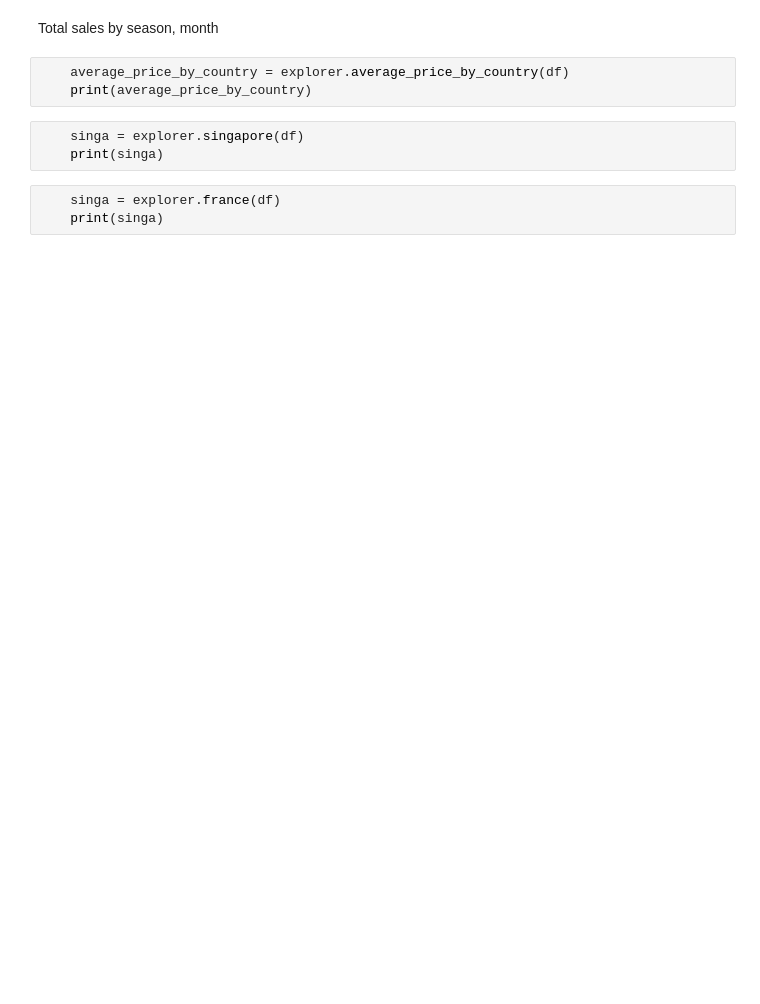
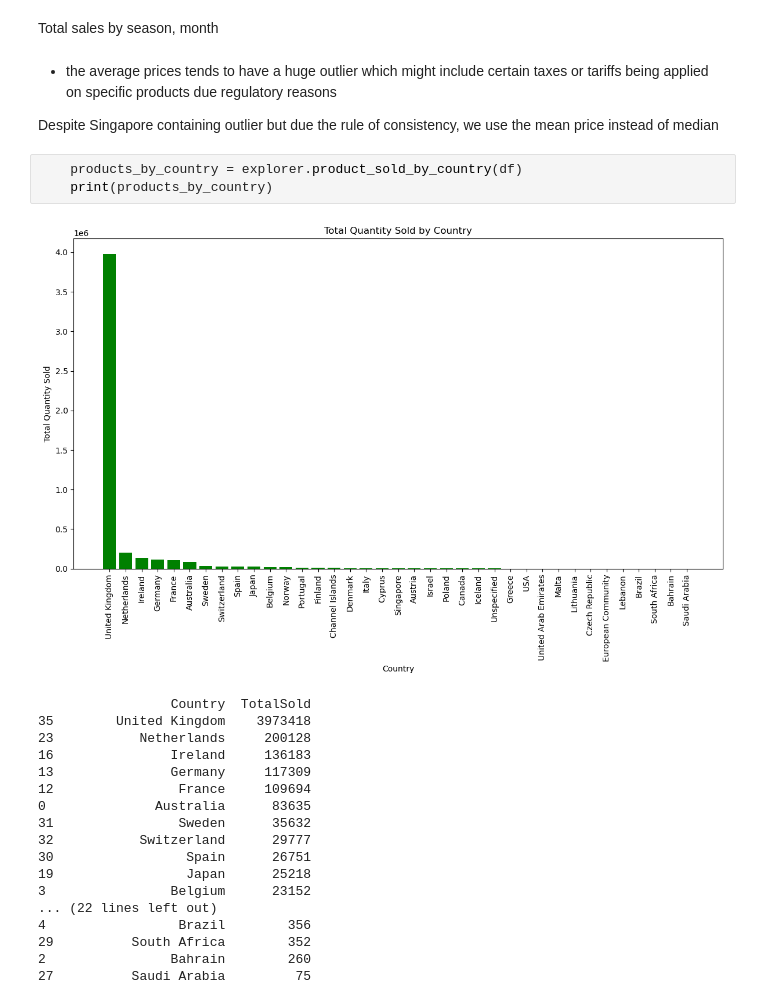
Before and after one commit to pedramjlo/supermarket-analysis-1, a Jupyter notebook: python/main.ipynb, the cells around one changed output. Saved outputs shown, nothing was run; the diff lists cells and outputs as text; blank space fills up the shorter version.

```diff
--- a/python/main.ipynb
+++ b/python/main.ipynb
@@ -303,11 +286,28 @@ Sales by countries:                  Country    TotalSold
 # %% [markdown]
 Total sales by season, month
-# %%
-    average_price_by_country = explorer.average_price_by_country(df)
-    print(average_price_by_country)
-# %%
-    singa = explorer.singapore(df)
-    print(singa)
-# %%
-    singa = explorer.france(df)
-    print(singa)
+# %% [markdown]
+* the average prices tends to have a huge outlier which might include certain taxes or tariffs being applied on specific products due regulatory reasons
+
+Despite Singapore containing outlier but due the rule of consistency, we use the mean price instead of median
+# %%
+    products_by_country = explorer.product_sold_by_country(df)
+    print(products_by_country)
+# %% [output]
+[figure, added]
+                 Country  TotalSold
+35        United Kingdom    3973418
+23           Netherlands     200128
+16               Ireland     136183
+13               Germany     117309
+12                France     109694
+0              Australia      83635
+31                Sweden      35632
+32           Switzerland      29777
+30                 Spain      26751
+19                 Japan      25218
+3                Belgium      23152
+... (22 lines left out)
+4                 Brazil        356
+29          South Africa        352
+2                Bahrain        260
+27          Saudi Arabia         75
```
Also changed, not shown: parts of 7 cells of this notebook, 5 other files.
